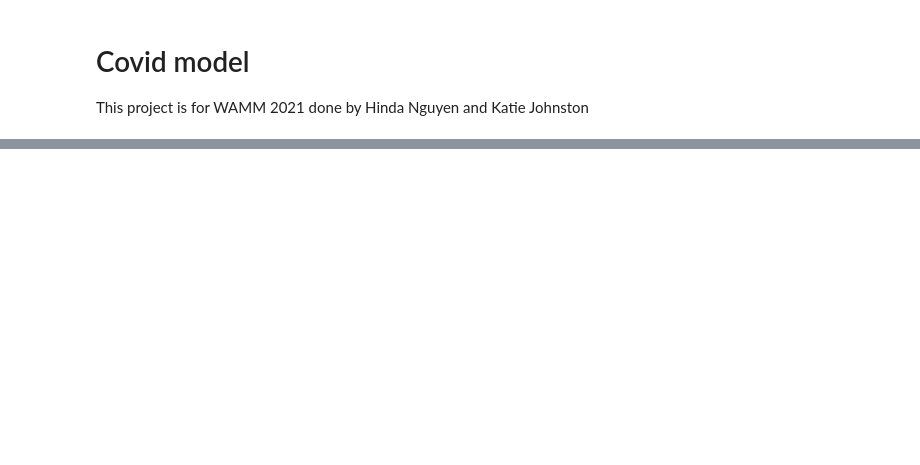
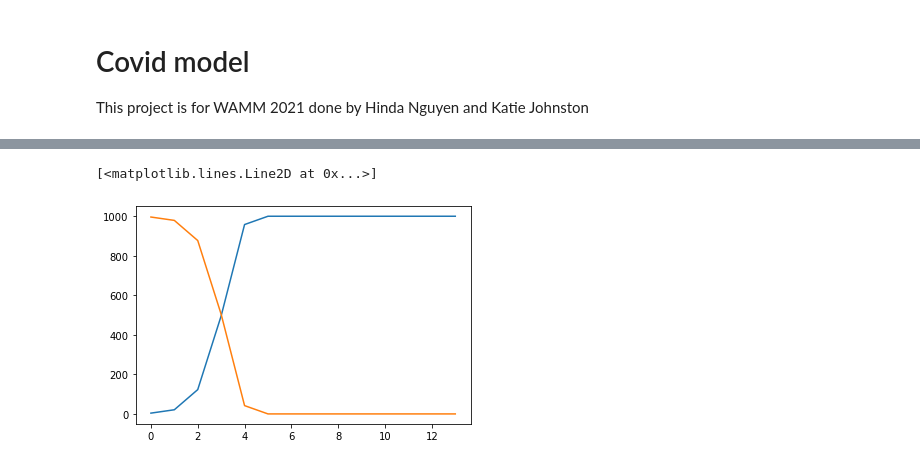
Before and after one commit to KatieJ16/WAMM_2021, a Jupyter notebook: Covid_model.ipynb, the cells around one changed output, grey strips where cells are left out. Saved outputs shown, nothing was run; the diff lists cells and outputs as text; code cells hidden in the pictures; blank space fills up the shorter version.

```diff
--- a/Covid_model.ipynb
+++ b/Covid_model.ipynb
@@ -53,3 +139,9 @@ print(people)
+# %%
+plt.plot(people_infected)
+plt.plot(total_pop - people_infected)
+# %% [output]
+[<matplotlib.lines.Line2D at 0x...>]
+[figure, added]
 # %%
 def one_day_ideal(people):
     #Run 1 day of simulation
```
Also changed, not shown: parts of 4 cells of this notebook.
